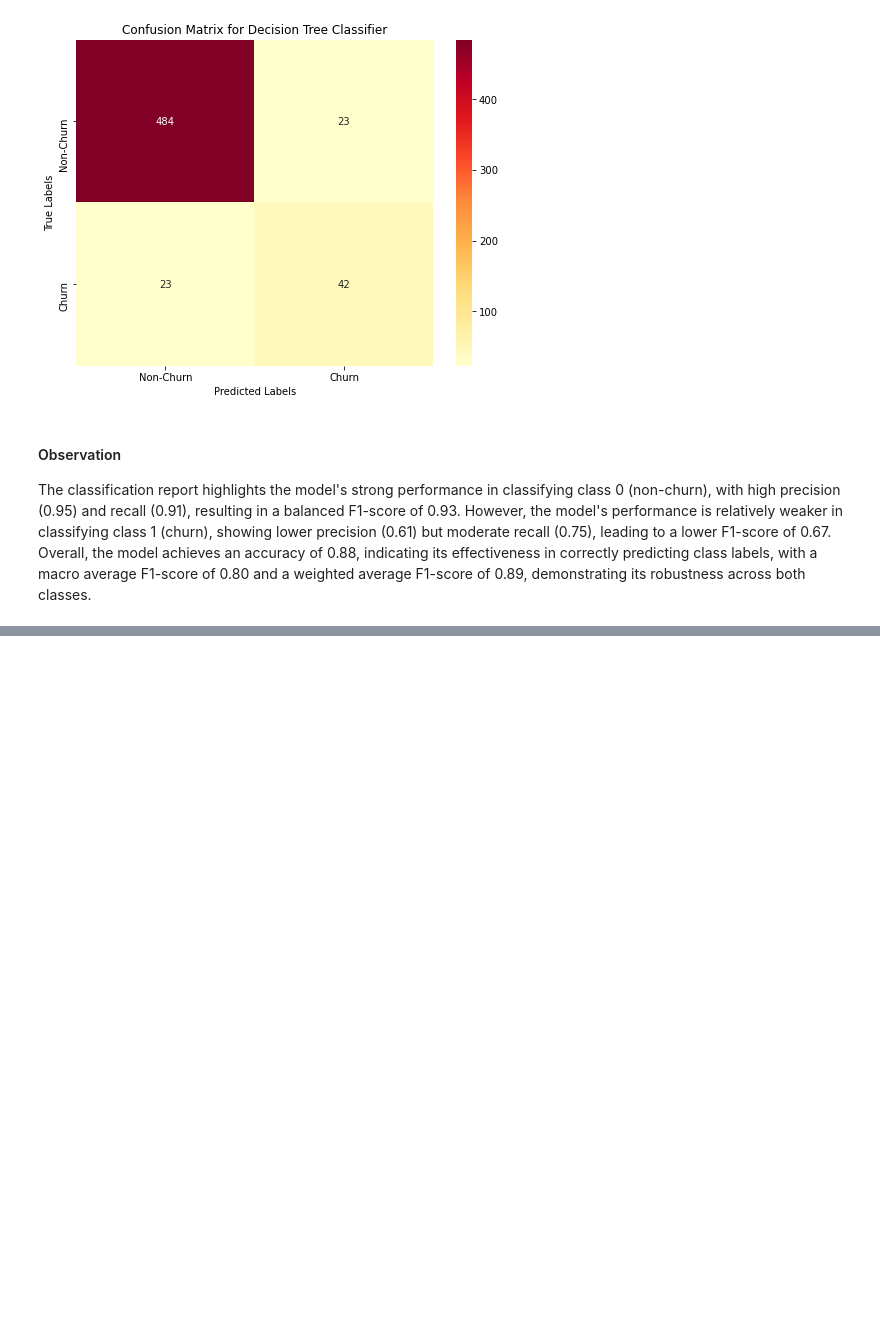
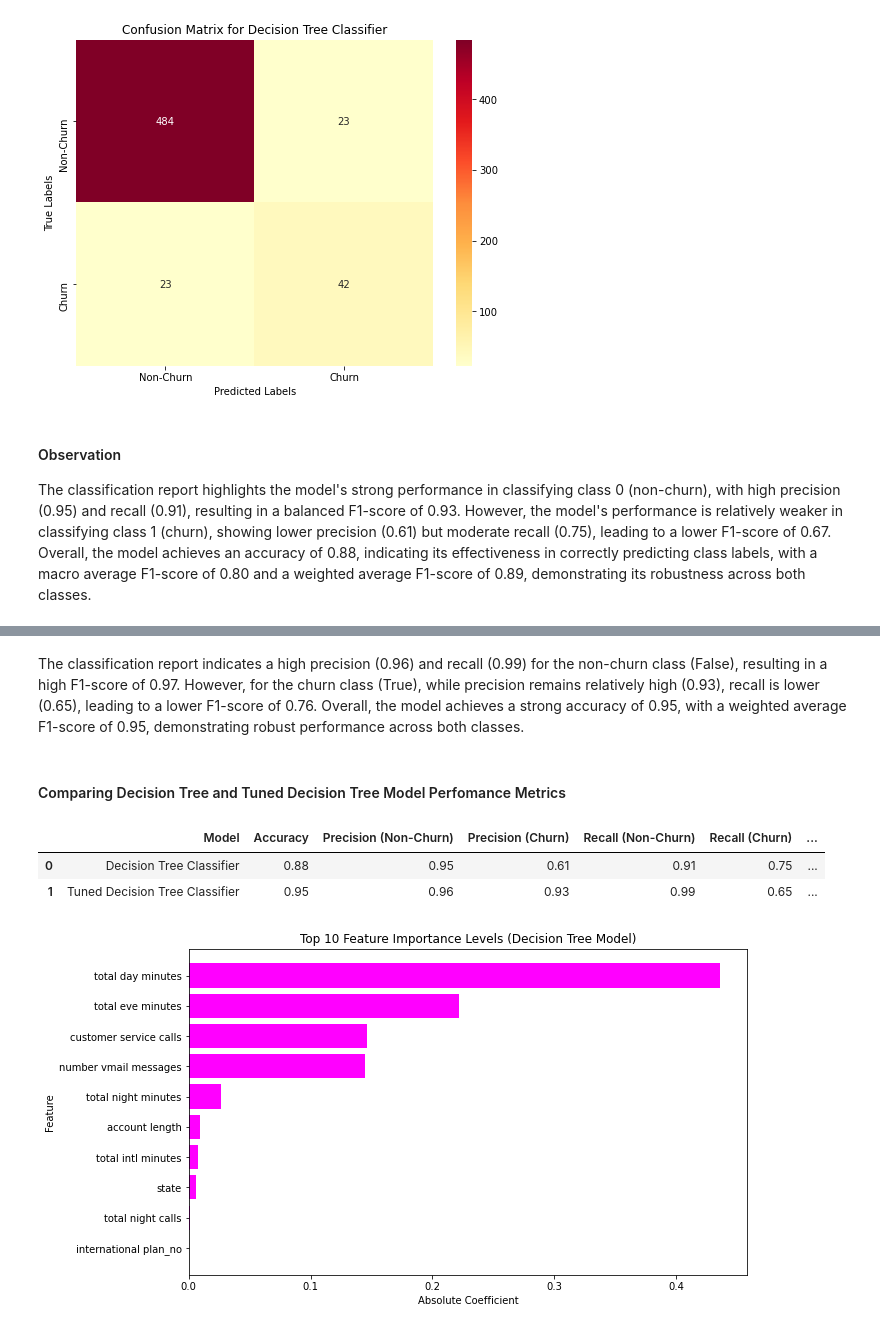
Before and after one commit to Agai-Beryl/Predicting-Customer-Churn-For-A-Leading-Telco-Using-Machine-Learning, a Jupyter notebook: MachineLearning.ipynb, the cells around one changed output, grey strips where cells are left out. Saved outputs shown, nothing was run; the diff lists cells and outputs as text; code cells hidden in the pictures; blank space fills up the shorter version.

```diff
--- a/MachineLearning.ipynb
+++ b/MachineLearning.ipynb
@@ -1242,0 +1327,66 @@ The classification report highlights the model's strong performance in classifyi
+# %% [markdown]
+The classification report indicates a high precision (0.96) and recall (0.99) for the non-churn class (False), resulting in a high F1-score of 0.97. However, for the churn class (True), while precision remains relatively high (0.93), recall is lower (0.65), leading to a lower F1-score of 0.76. Overall, the model achieves a strong accuracy of 0.95, with a weighted average F1-score of 0.95, demonstrating robust performance across both classes.
+# %% [markdown]
+#### Comparing Decision Tree and Tuned Decision Tree Model Perfomance Metrics
+# %%
+# Metrics for decision tree model
+dt_metrics = {
+    'Model': ['Decision Tree Classifier'],
+    'Accuracy': [0.88],
+    'Precision (Non-Churn)': [0.95],
+    'Precision (Churn)': [0.61],
+    'Recall (Non-Churn)': [0.91],
+    'Recall (Churn)': [0.75],
+    'F1-score (Non-Churn)': [0.93],
+    'F1-score (Churn)': [0.67],
+}
+
+# Metrics for tuned decision tree model
+tuned_dt_metrics = {
+    'Model': ['Tuned Decision Tree Classifier'],
+    'Accuracy': [0.95],
+    'Precision (Non-Churn)': [0.96],
+    'Precision (Churn)': [0.93],
+    'Recall (Non-Churn)': [0.99],
+    'Recall (Churn)': [0.65],
+    'F1-score (Non-Churn)': [0.97],
+    'F1-score (Churn)': [0.76],
+}
+
+# Create dataframes for both models
+dt_df = pd.DataFrame(dt_metrics)
+tuned_dt_df = pd.DataFrame(tuned_dt_metrics)
+
+# Concatenate dataframes
+comparison_df = pd.concat([dt_df, tuned_dt_df], ignore_index=True)
+
+# Display comparison table
+comparison_df
+# %% [output]
+|  | Model | Accuracy | Precision (Non-Churn) | Precision (Churn) | Recall (Non-Churn) | Recall (Churn) | ... |
+| 0 | Decision Tree Classifier | 0.88 | 0.95 | 0.61 | 0.91 | 0.75 | ... |
+| 1 | Tuned Decision Tree Classifier | 0.95 | 0.96 | 0.93 | 0.99 | 0.65 | ... |
+# %%
+# Extract feature importances from the tuned decision tree model
+feature_importances = best_dt_model.feature_importances_
+
+# Get indices of the top 10 features
+top_10_indices = np.argsort(feature_importances)[-10:][::-1]  # Arrange in descending order
+
+# Get names of the top 10 features
+top_10_features = X_train.columns[top_10_indices]
+
+# Get absolute coefficients
+absolute_importances = np.abs(feature_importances[top_10_indices])
+
+# Plot the top 10 feature importances
+plt.figure(figsize=(10, 6))
+plt.barh(range(len(top_10_features)), absolute_importances, color='magenta')
+plt.yticks(range(len(top_10_features)), top_10_features)
+plt.xlabel('Absolute Coefficient')
+plt.ylabel('Feature')
+plt.title('Top 10 Feature Importance Levels (Decision Tree Model)')
+plt.gca().invert_yaxis()
+plt.show()
+# %% [output]
+[figure, added]
```
Also changed, not shown: parts of 3 cells of this notebook.
